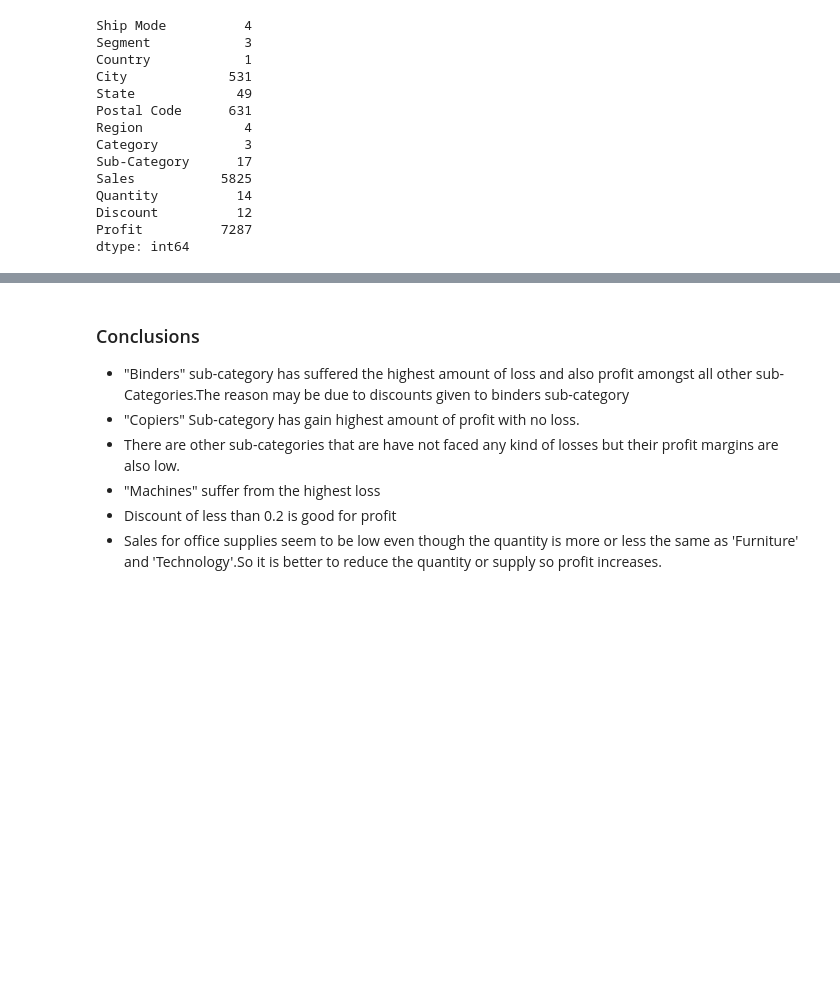
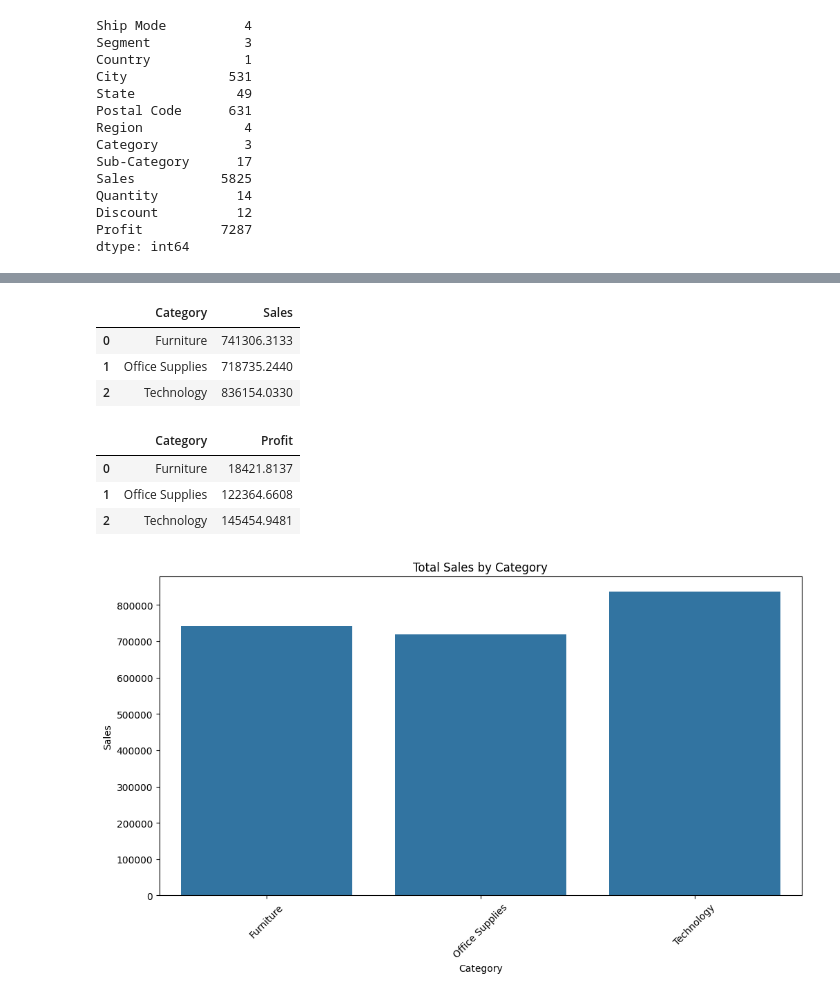
Before and after one commit to ABHIRAM1234/TSF-GRIP-Data-Science-and-Buisness-Analytics, a Jupyter notebook: Task #3/Exploratory Data Analysis - Retail.ipynb, the cells around one changed output, grey strips where cells are left out. Saved outputs shown, nothing was run; the diff lists cells and outputs as text; code cells hidden in the pictures; blank space fills up the shorter version.

```diff
--- a/Task #3/Exploratory Data Analysis - Retail.ipynb
+++ b/Task #3/Exploratory Data Analysis - Retail.ipynb
@@ -118,2 +123,0 @@ dtype: int64
-# %%
-df=df.drop(columns=['Postal Code'],axis=1)
@@ -171,2 +123,0 @@ dtype: float64
-# %%
-df = df[~((df < (Q1 - 1.5 * IQR)) |(df > (Q3 + 1.5 * IQR))).any(axis=1)]
@@ -417,9 +124,27 @@ grouped
-# %% [markdown]
-### Conclusions
-
-- "Binders" sub-category has suffered the highest amount of loss and also profit amongst all other sub-Categories.The reason may be due to discounts given to binders sub-category
-- "Copiers" Sub-category has gain highest amount of profit with no loss.
-- There are other sub-categories that are have not faced any kind of losses but their profit margins are also low.
-- "Machines" suffer from the highest loss
-- Discount of less than 0.2 is good for profit
-- Sales for office supplies seem to be low even though the quantity is more or less the same as 'Furniture' and 'Technology'.So it is better to reduce the quantity or supply so profit increases.
+# %%
+# Sales and Profit by Category
+category_sales = df.groupby('Category')['Sales'].sum().reset_index()
+category_profit = df.groupby('Category')['Profit'].sum().reset_index()
+# %%
+category_sales
+# %% [output]
+|  | Category | Sales |
+| 0 | Furniture | 741306.3133 |
+| 1 | Office Supplies | 718735.2440 |
+| 2 | Technology | 836154.0330 |
+# %%
+category_profit
+# %% [output]
+|  | Category | Profit |
+| 0 | Furniture | 18421.8137 |
+| 1 | Office Supplies | 122364.6608 |
+| 2 | Technology | 145454.9481 |
+# %%
+# Visualization
+plt.figure(figsize=(12, 6))
+sns.barplot(x='Category', y='Sales', data=category_sales)
+plt.title('Total Sales by Category')
+plt.xticks(rotation=45)
+plt.show()
+# %% [output]
+[figure, added]
```
Also changed, not shown: parts of 66 cells of this notebook, 1 other file.
